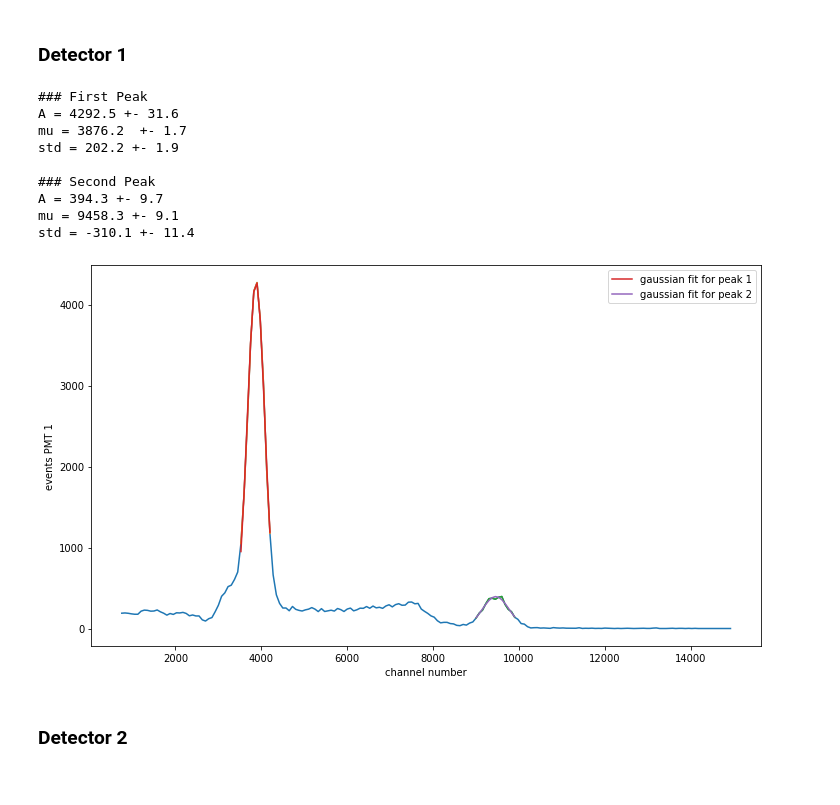
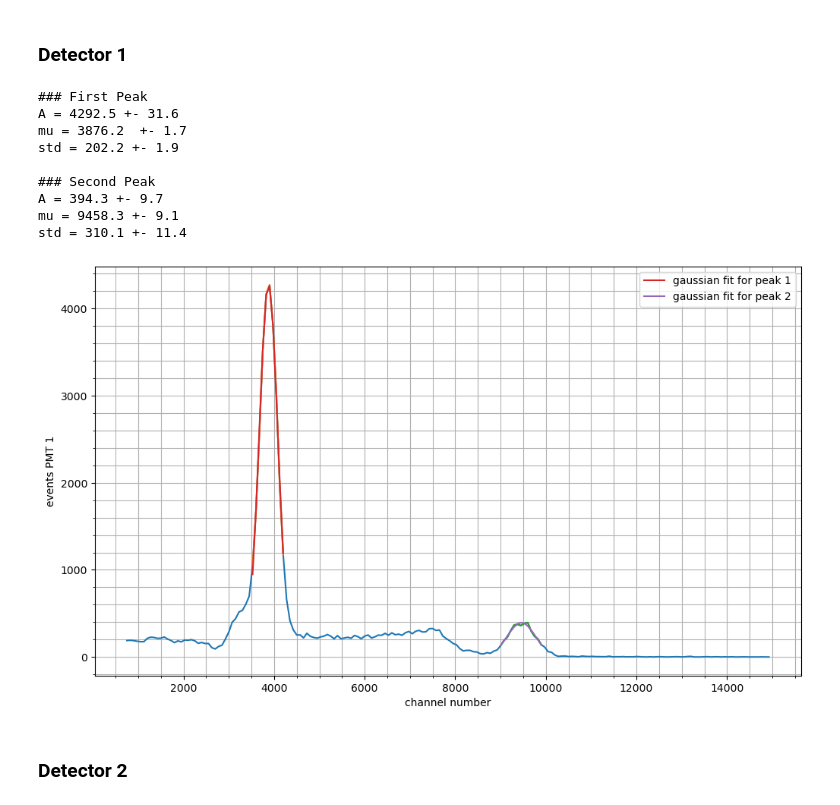
Before and after one commit to MRNock04/P3, a Jupyter notebook: Winkelkorrelation/Ergebnisse/Koinzidenz_students.ipynb, the cells around one changed output. Cells and saved outputs as stored; diff of their text form; code cells hidden in the pictures.

```diff
--- a/Winkelkorrelation/Ergebnisse/Koinzidenz_students.ipynb
+++ b/Winkelkorrelation/Ergebnisse/Koinzidenz_students.ipynb
@@ -220,7 +191,7 @@ plt.plot(sample_x_2,sample_y_2)
 
 #make initial choice for fitting parameters wisely
 param_1 = [60,4000,150]
-param_2 = [8,9600,100]
+param_2 = [8,9500,100]
 
 fit_result_1 = opt.curve_fit(gauss, sample_x_1, sample_y_1, param_1)
 fit_result_2 = opt.curve_fit(gauss, sample_x_2, sample_y_2, param_2)
@@ -229,35 +200,38 @@ print("### First Peak")
 print(f"A = {str(round(fit_result_1[0][0],1))} +- {str(round(np.sqrt(fit_result_1[1][0][0]),1))}")
 print(f"mu = {str(round(fit_result_1[0][1],1))}  +- {str(round(np.sqrt(fit_result_1[1][1][1]),1))}")
 print(f"std = {str(round(fit_result_1[0][2],1))} +- {str(round(np.sqrt(fit_result_1[1][2][2]),1))}")
 print("")
 print("### Second Peak")
 print(f"A = {str(round(fit_result_2[0][0],1))} +- {str(round(np.sqrt(fit_result_2[1][0][0]),1))}")
 print(f"mu = {str(round(fit_result_2[0][1],1))} +- {str(round(np.sqrt(fit_result_2[1][1][1]),1))}")
 print(f"std = {str(round(fit_result_2[0][2],1))} +- {str(round(np.sqrt(fit_result_2[1][2][2]),1))}")
 
 fit_y_1 = [gauss(x,fit_result_1[0][0],fit_result_1[0][1],fit_result_1[0][2]) for x in sample_x_1]
 fit_y_2 = [gauss(x,fit_result_2[0][0],fit_result_2[0][1],fit_result_2[0][2]) for x in sample_x_2]
 
 plt.plot(sample_x_1, fit_y_1, label='gaussian fit for peak 1')
 plt.plot(sample_x_2, fit_y_2, label='gaussian fit for peak 2')
 plt.legend()
 plt.xlabel('channel number')
 plt.ylabel('events PMT 1')
+plt.grid()
+plt.grid(which="minor")
+plt.minorticks_on()
 
 #plt.axis([0, 0, 0, 0])
 #plt.savefig("fit1.pdf")
 plt.show()
 # %% [output]
 ### First Peak
 A = 4292.5 +- 31.6
 mu = 3876.2  +- 1.7
 std = 202.2 +- 1.9
 
 ### Second Peak
 A = 394.3 +- 9.7
 mu = 9458.3 +- 9.1
-std = -310.1 +- 11.4
+std = 310.1 +- 11.4
-[figure, old version]
+[figure, new version]
 # %% [markdown]
 ### Detector 2
 # %%
```
Also changed, not shown: parts of 12 cells of this notebook.
